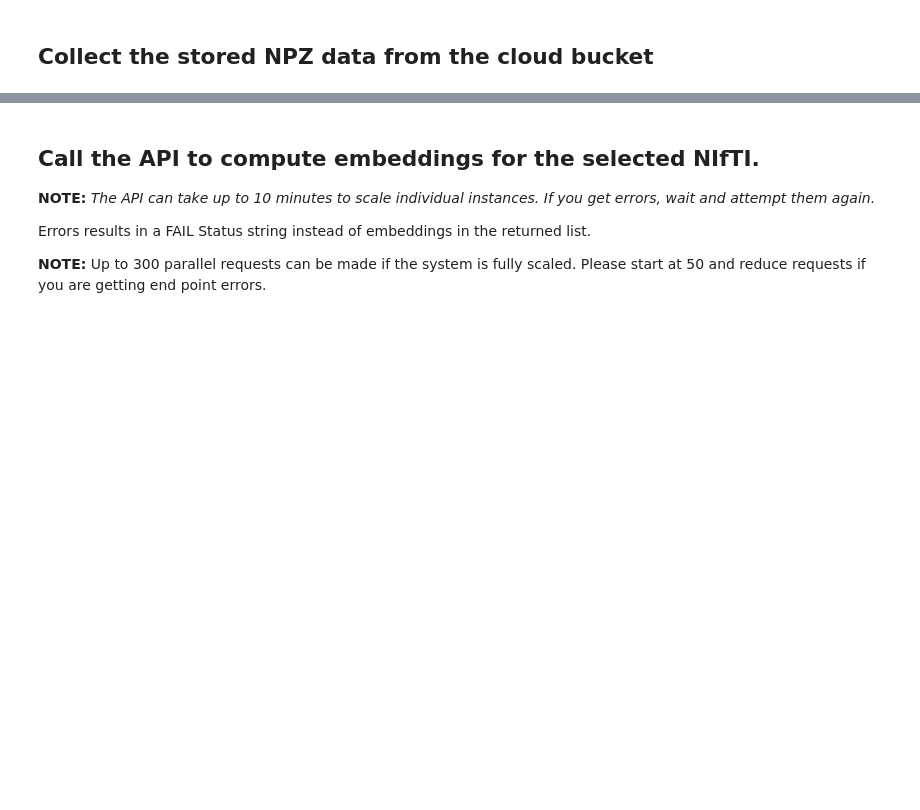
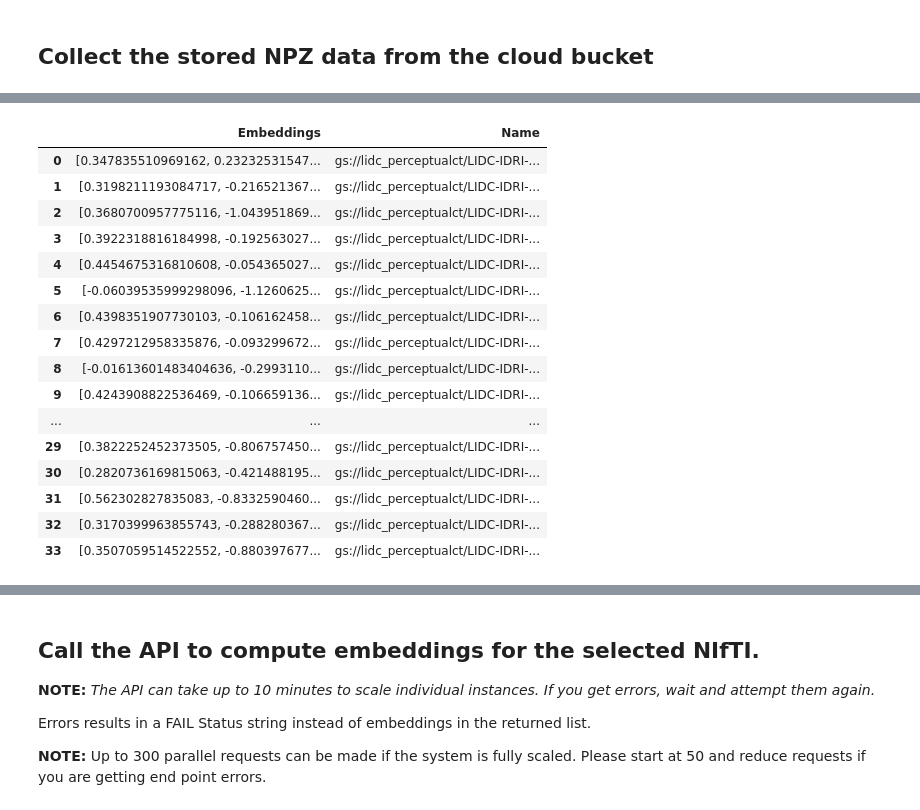
Before and after one commit to QuantPrincess/misc, a Jupyter notebook: ct-foundation/CT_Foundation_NIfTI_Demo.ipynb, the cells around one changed output, grey strips where cells are left out. Saved outputs shown, nothing was run; the diff lists cells and outputs as text; code cells hidden in the pictures; blank space fills up the shorter version.

```diff
--- a/ct-foundation/CT_Foundation_NIfTI_Demo.ipynb
+++ b/ct-foundation/CT_Foundation_NIfTI_Demo.ipynb
@@ -112,20 +114,21 @@ TOKEN
 # %%
 # Get a list of NIfTI files from the GCS bucket:
 
-project_id = 'hai-cd3-foundations'
+project_id = 'perceptualct'
 location = 'us-central1'
 
 gcs_storage_client = storage.Client(project_id)
-gcs_bucket_name = 'hai-cd3-foundations-ct3d-vault-entry'
+gcs_bucket_name = 'lidc_perceptualct'
 gcs_bucket = gcs_storage_client.bucket(gcs_bucket_name)
 
 nifti_urls = []
 
-for a in gcs_bucket.list_blobs(prefix='lidc/1.3.6'):
+for a in gcs_bucket.list_blobs(prefix='LIDC-IDRI-0200'):
   if a.name.endswith('.gz'):
-    nifti_urls.append('gs://hai-cd3-foundations-ct3d-vault-entry/' + a.name)
+    nifti_urls.append('gs://lidc_perceptualct/' + a.name)
 
 print('Files to process:')
 print(nifti_urls)
+print(len(nifti_urls))
 # %% [output]
 Files to process:
@@ -132,0 +137,29 @@ Files to process:
+# %%
+#@title Create token and call the API for the DICOM volume
+nifti_urls = []
+
+for a in gcs_bucket.list_blobs(prefix='LIDC-IDRI-0200'):
+  if a.name.endswith('.gz'):
+    nifti_urls.append('gs://lidc_perceptualct/' + a.name)
+
+print('Files to process:')
+print(nifti_urls)
+print(len(nifti_urls))
+# Credentials to access the API
+credentials = google.auth.default()[0]
+
+# Token to access the DICOMs in the DICOM store
+TOKEN_ = !gcloud beta auth application-default print-access-token
+TOKEN = TOKEN_[0]
+
+
+# Call the API with a single call and a batch size of 3.
+my_embeddings = get_ct_embeddings(
+    caller=Endpoint(), credentials=credentials, urls=nifti_urls,
+    access_token=TOKEN, batch_size=1, parallel_size=34)
+# Total passed urls are 3
+print(f'Total return results: {len(my_embeddings)}')
+print('Example from first result....')
+print(f'Embeddings or error message for the CT: {my_embeddings[0][1]}')
+print(my_embeddings[0][0])
+df = pd.DataFrame(my_embeddings, columns=['Embeddings', 'Name'])
@@ -133,3 +174,24 @@ Files to process:
+# %%
+df_final = pd.DataFrame(my_embeddings, columns=['Embeddings', 'Name'])
+df
+# %% [output]
+|  | Embeddings | Name |
+| 0 | [0.347835510969162, 0.23232531547... | gs://lidc_perceptualct/LIDC-IDRI-... |
+| 1 | [0.3198211193084717, -0.216521367... | gs://lidc_perceptualct/LIDC-IDRI-... |
+| 2 | [0.3680700957775116, -1.043951869... | gs://lidc_perceptualct/LIDC-IDRI-... |
+| 3 | [0.3922318816184998, -0.192563027... | gs://lidc_perceptualct/LIDC-IDRI-... |
+| 4 | [0.4454675316810608, -0.054365027... | gs://lidc_perceptualct/LIDC-IDRI-... |
+| 5 | [-0.06039535999298096, -1.1260625... | gs://lidc_perceptualct/LIDC-IDRI-... |
+| 6 | [0.4398351907730103, -0.106162458... | gs://lidc_perceptualct/LIDC-IDRI-... |
+| 7 | [0.4297212958335876, -0.093299672... | gs://lidc_perceptualct/LIDC-IDRI-... |
+| 8 | [-0.01613601483404636, -0.2993110... | gs://lidc_perceptualct/LIDC-IDRI-... |
+| 9 | [0.4243908822536469, -0.106659136... | gs://lidc_perceptualct/LIDC-IDRI-... |
+| ... | ... | ... |
+| 29 | [0.3822252452373505, -0.806757450... | gs://lidc_perceptualct/LIDC-IDRI-... |
+| 30 | [0.2820736169815063, -0.421488195... | gs://lidc_perceptualct/LIDC-IDRI-... |
+| 31 | [0.562302827835083, -0.8332590460... | gs://lidc_perceptualct/LIDC-IDRI-... |
+| 32 | [0.3170399963855743, -0.288280367... | gs://lidc_perceptualct/LIDC-IDRI-... |
+| 33 | [0.3507059514522552, -0.880397677... | gs://lidc_perceptualct/LIDC-IDRI-... |
 # %%
 # OPTIONAL
 # Download and check the NIfTI file to make sure it can run through CT Foundation:
```
Also changed, not shown: parts of 4 cells of this notebook.
